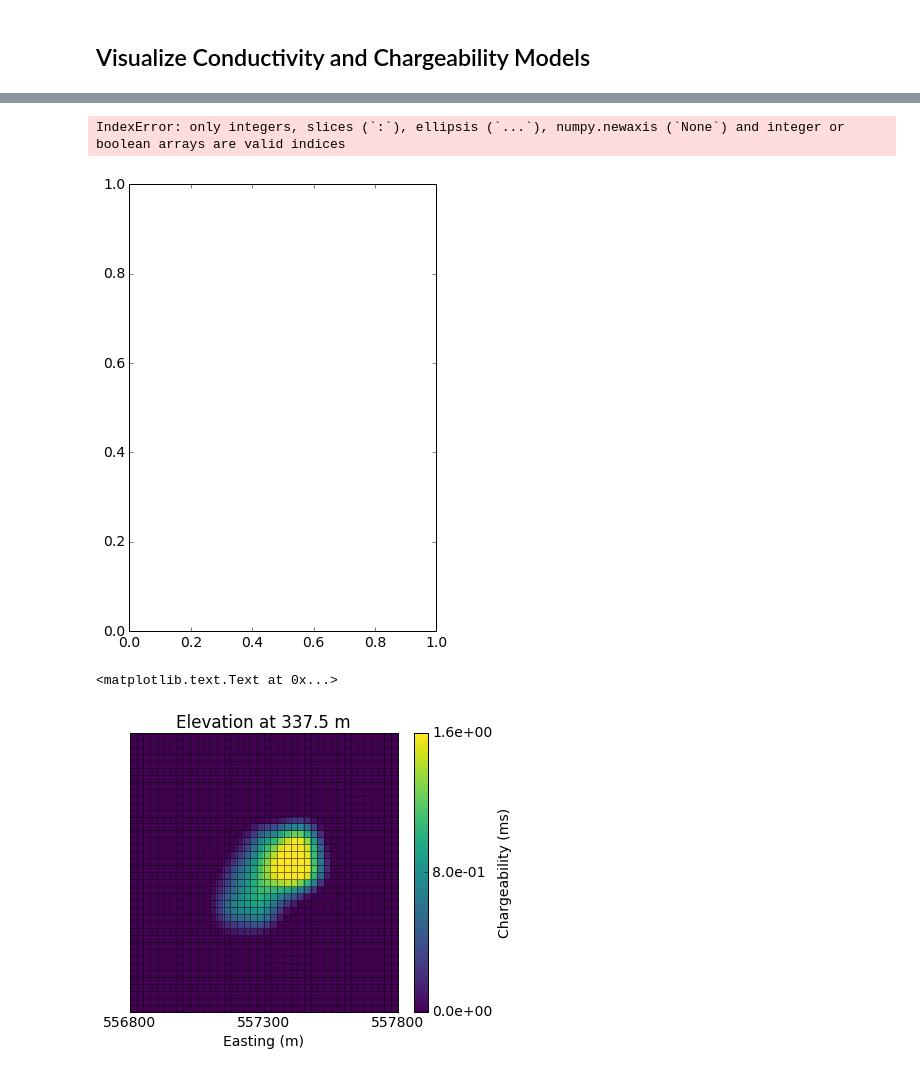
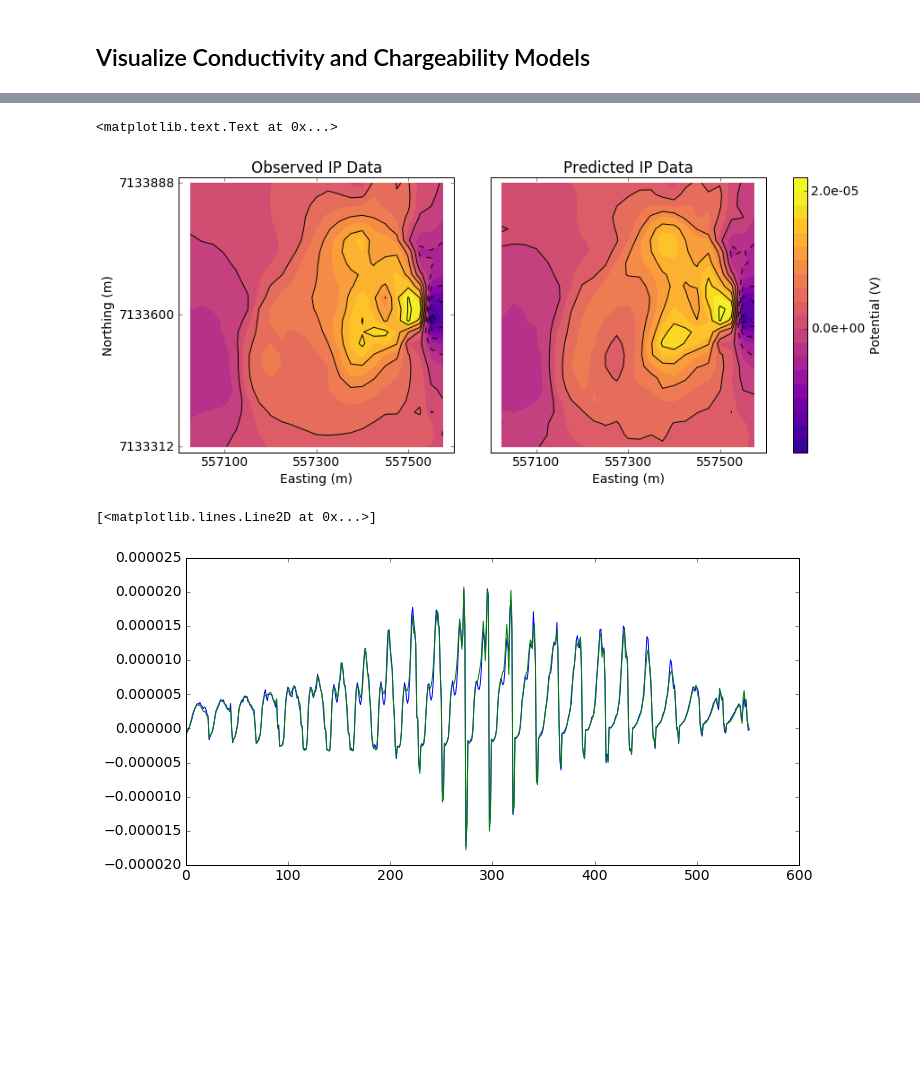
Before and after one commit to simpeg/presentations, a Jupyter notebook: SciPy2016/notebooks/DC/CleanVersions/IPinv_Gradient_singleSrc_Clean.ipynb, the cells around one changed output, grey strips where cells are left out. Cells and saved outputs as stored; diff of their text form; code cells hidden in the pictures; blank space fills up the shorter version.

Commit message:
Working version of cleaned up IP notebook. Still needs more text explanation and documentation.

```diff
--- a/SciPy2016/notebooks/DC/CleanVersions/IPinv_Gradient_singleSrc_Clean.ipynb
+++ b/SciPy2016/notebooks/DC/CleanVersions/IPinv_Gradient_singleSrc_Clean.ipynb
@@ -129,8 +121,8 @@ ax = viz(mesh, eta*1e3, 30, airind=airind, normal="Y", xc=xc, yc=yc, zc=zc, scal
 # %%
 fig, ax = plt.subplots(1,1, figsize=(5*1.2,5))
-dat = mesh2D.plotImage(topoCC,pcolorOpts={"cmap":"binary",'alpha':0.5}, ax=ax)
+# dat = mesh2D.plotImage(topoCC,pcolorOpts={"cmap":"binary",'alpha':0.5}, ax=ax)
 plt.xlabel("Easting (m)"); plt.ylabel("Northing (m)")
-cb = plt.colorbar(dat[0]); cb.set_label("Elevation (m)")
+# cb = plt.colorbar(dat[0]); cb.set_label("Elevation (m)")
 ax.plot(Aloc1_x[0], Aloc1_x[1], 'bo', ms=5)
 ax.plot(Bloc1_x[0], Bloc1_x[1], 'ro', ms=5)
 ax.scatter(Mx[:,0], Mx[:,1],s=20, edgecolors="k", facecolors="none")
@@ -149,5 +141,5 @@ ax.set_xlabel("Easting (m)")
 ax.set_ylabel("Northing (m)")
 ax.set_title("Gradient array (DC-IP survey)")
 ax.grid(True)
-fig.savefig("./images/GradientArray", dpi=200)
+# fig.savefig("./images/GradientArray", dpi=200)
 # %% [output]
@@ -158 +147,16 @@ sigopt = np.load("sigest.npy")
+# %%
+# Load inversion results
+IPresults = pickle.load(open( "IPresults", "rb" ))
+# print IPresults.keys()
+
+# Get inversion model
+eta_inv = IPresults['eta_inv']
+
+# Get predicted data
+IPdpred = IPresults['IPPred']
+IPpredData = Survey.Data(survey, v=IPdpred)
+
+# Get observed data
+IPdobs = IPresults['IPObs']
+IPobsData = Survey.Data(survey, v=IPdobs)
 # %% [markdown]
@@ -216,11 +196,10 @@ def vizdata(data, src, rx, rxcomponent="X", clim=None, title=None, figsave=None,
     ax.set_yticks(np.linspace(ymin, ymax, 3))
     ax.set_xlim(xmin, xmax)
     ax.set_ylim(ymin, ymax)
-    ax.axis("equal")
 
     if cb:
         cb = plt.colorbar(dat, orientation=cbOrient, ticks=np.linspace(vmin, vmax, 3), format="%.1e")
-        cb.set_label("Chargeability (ms)")
+        cb.set_label("Potential (V)")
 
     if figsave is not None:
         fig.savefig(figsave, dpi=200)
@@ -377,38 +262,37 @@ vizdata(ippred, src1, rx_x, title="Predicted", clim=(-1.8e-5, 2.1e-5))
 # %%
-fig = plt.figure(figsize(11, 8))
+fig = plt.figure(figsize(11, 5.5))
 xmin, xmax = -300+xc, 300+xc
 ymin, ymax = -300+yc, 300+yc
 indz = 28
 
 # Axis label
 x = np.linspace(xmin+100, xmax-100,3)
 
 # DC observed data
 ax1 = plt.subplot(1,1,1)
 pos =  ax1.get_position()
-ax1.set_position([pos.x0-0.1, pos.y0,  pos.width*0.5, pos.height])
-ax1 = vizdata(ipobs, src1, rx_x, ax=ax1, rxcomponent="X", title="Observed DC Data", clim=(-1.8e-5, 2.1e-5), cb=False)
+ax1.set_position([pos.x0-0.4, pos.y0,  pos.width, pos.height])
+ax1 = vizdata(IPobsData, src1, rx_x, ax=ax1, rxcomponent="X", title="Observed IP Data", cb=False,clim=(-2e-5,2e-5))
 plt.gca().set_aspect('equal')
 # ax1.set_title(("Slice at z=%.1f m")%(mesh.vectorCCz[indz]))
 # ax1.xaxis.set_visible(False)
 ax1.set_xlim(xmin, xmax)
 ax1.set_ylim(ymin, ymax)
 ax1.set_xticks(map(int, x))
-ax1.set_xticklabels(map(str, map(int, x)),size=12)
+ax1.set_xticklabels(map(str, map(int, x)),size=14)
 ax1.set_xlabel('Easting (m)')
 ax1.set_ylabel('Northing (m)')
-ax1.set
 
 # DC Predicted data
-ax2 = fig.add_axes([pos.x0+0.8, pos.y0,  pos.width, pos.height])
-ax2 = vizdata(ippred, src1, rx_x, ax=ax2, rxcomponent="X", title="Predicted DC Data", clim=(-1.8e-5, 2.1e-5))
+ax2 = fig.add_axes([pos.x0, pos.y0,  pos.width, pos.height])
+ax2 = vizdata(IPpredData, src1, rx_x, ax=ax2, rxcomponent="X", title="Predicted IP Data",clim=(-2e-5,2e-5))
 plt.gca().set_aspect('equal')
 ax2.yaxis.set_visible(False)
 ax2.set_xlim(xmin, xmax)
 ax2.set_ylim(ymin, ymax)
 ax2.set_xticks(map(int, x))
-ax2.set_xticklabels(map(str, map(int, x)),size=12)
+ax2.set_xticklabels(map(str, map(int, x)),size=14)
 ax2.set_xlabel('Easting (m)')
 # %% [output]
-IndexError: only integers, slices (`:`), ellipsis (`...`), numpy.newaxis (`None`) and integer or boolean arrays are valid indices
+<matplotlib.text.Text at 0x...>
-[figure, old version]
+[figure, new version]
@@ -452,2 +299,8 @@ ax2.set_title('Conductivity Model')
+# %%
+plt.plot(IPdpred)
+plt.plot(IPdobs)
+# %% [output]
+[<matplotlib.lines.Line2D at 0x...>]
+[figure, added]
 # %%
 from ipywidgets import interact, IntSlider
@@ -457,6 +306,0 @@ eta_pred = actmapIP*mIPopt
-# %%
-ax,dat = viz(mesh, eta_pred*1e3, 26, airind=airind, normal="Z", xc=xc, yc=yc, zc=zc, scale="linear", clim=(0, 1.6), label="Chargeability (ms)")
-ax.set_yticks([]); ax.set_ylabel('')
-# %% [output]
-<matplotlib.text.Text at 0x...>
-[figure, removed]
```
Also changed, not shown: parts of 43 cells of this notebook, 7 other files.
